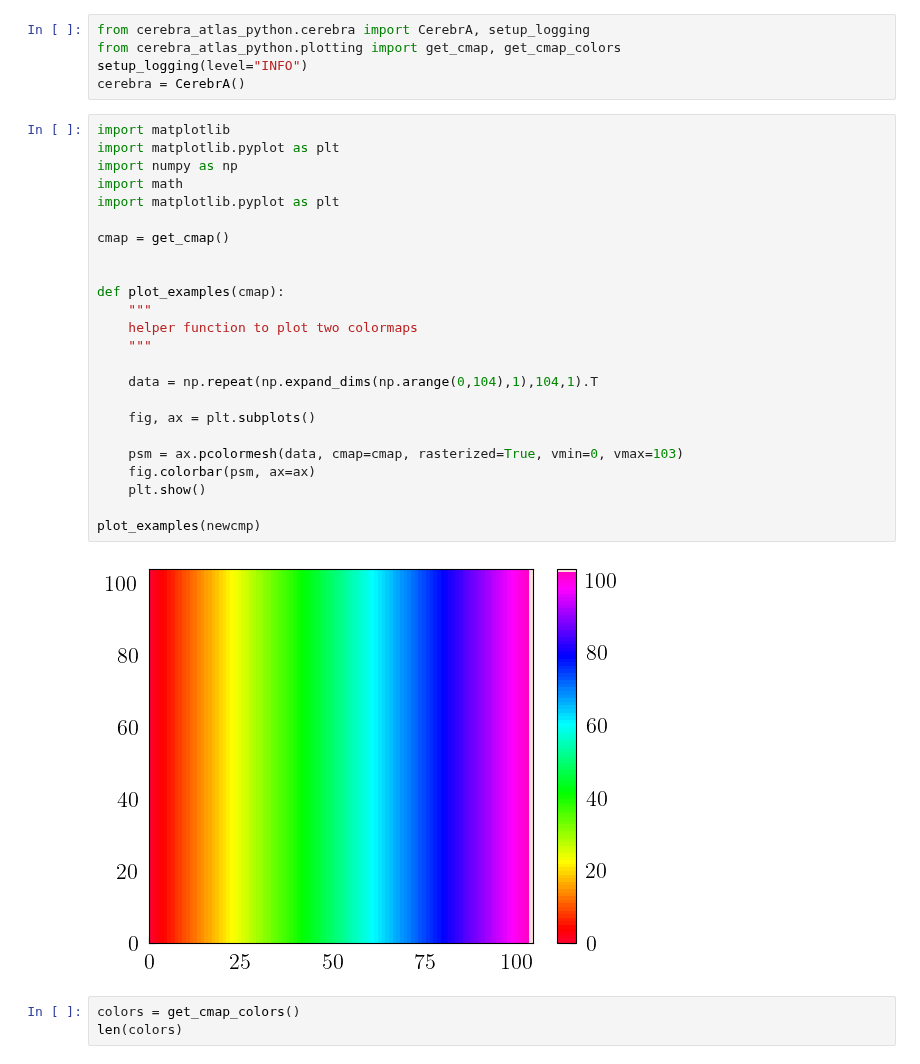
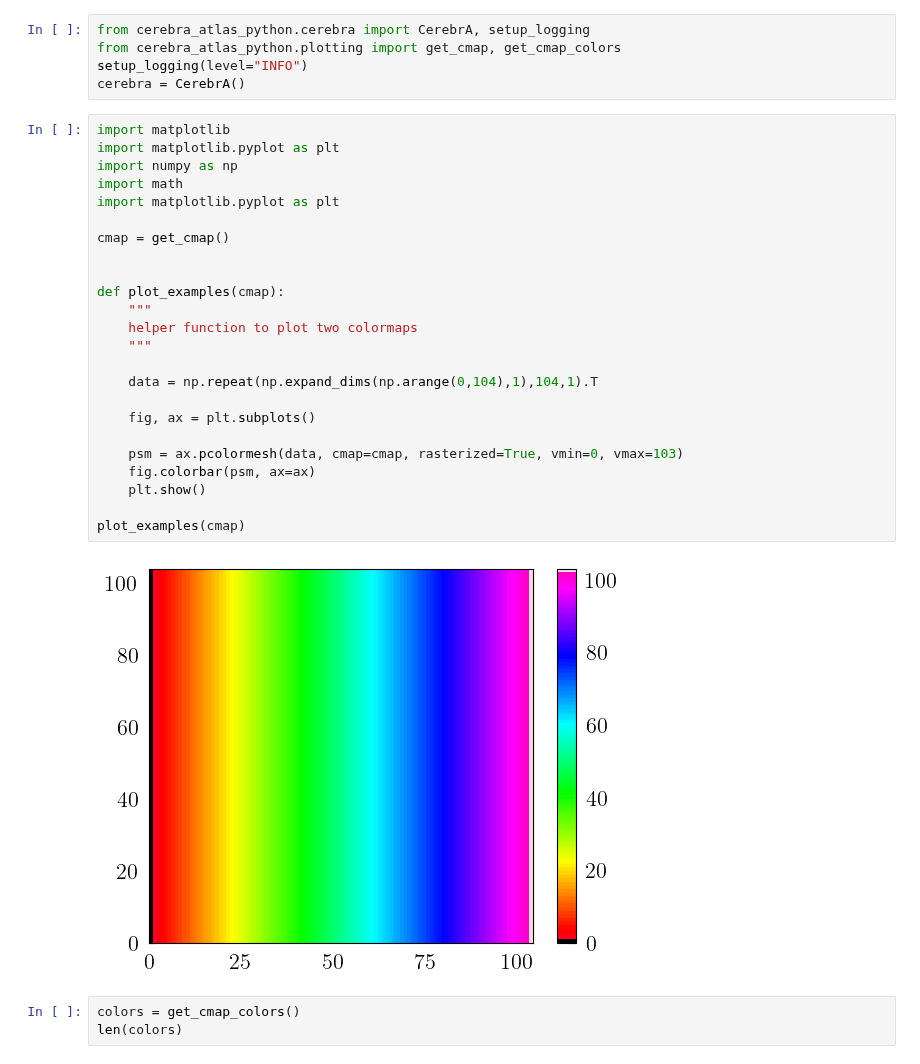
Before and after one commit to kdotdot/cerebra_atlas_python, a Jupyter notebook: 0.1-colors.ipynb, the cells around one changed output. Saved outputs shown, nothing was run; the diff lists cells and outputs as text.

```diff
--- a/0.1-colors.ipynb
+++ b/0.1-colors.ipynb
@@ -18,29 +15,29 @@ cerebra = CerebrA()
 # %%
 import matplotlib
 import matplotlib.pyplot as plt
 import numpy as np
 import math
 import matplotlib.pyplot as plt
 
 cmap = get_cmap()
 
 
 def plot_examples(cmap):
     """
     helper function to plot two colormaps
     """
 
     data = np.repeat(np.expand_dims(np.arange(0,104),1),104,1).T
 
     fig, ax = plt.subplots()
 
     psm = ax.pcolormesh(data, cmap=cmap, rasterized=True, vmin=0, vmax=103)
     fig.colorbar(psm, ax=ax)
     plt.show()
 
-plot_examples(newcmp)
+plot_examples(cmap)
 # %% [output]
-[figure, old version]
+[figure, new version]
 # %%
 colors = get_cmap_colors()
 len(colors)
```
Also changed, not shown: parts of 3 cells of this notebook, 7 other files.
